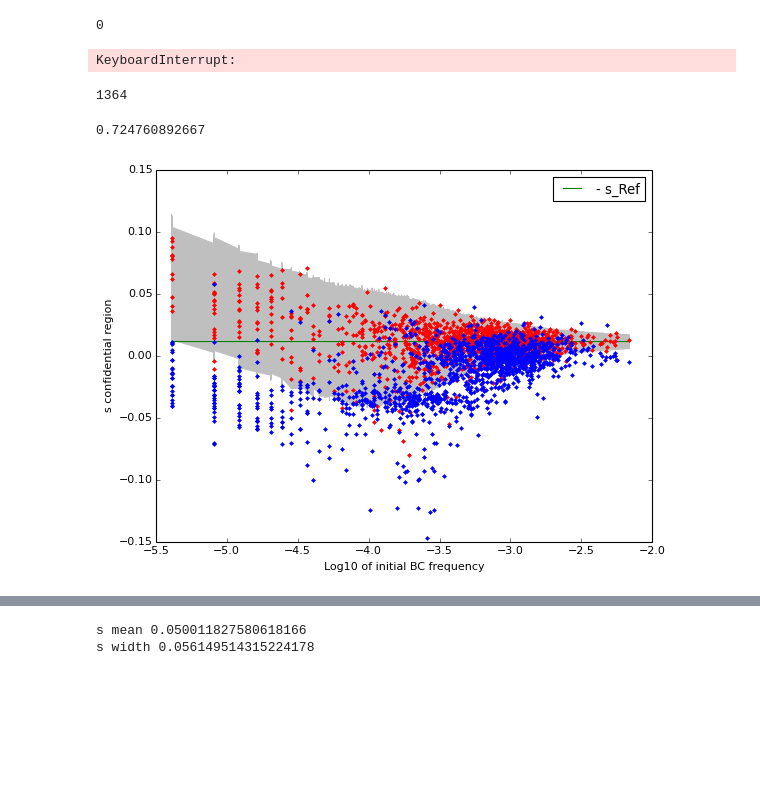
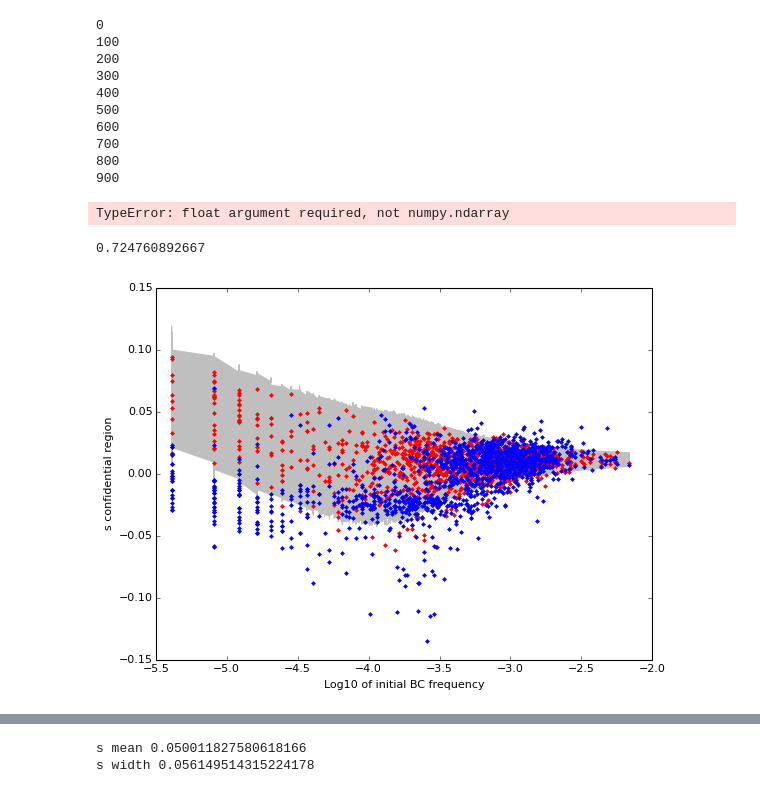
Before and after one commit to HuanyuKuo/TnSeq, a Jupyter notebook: Simulation of dilution fluctuation clean.ipynb, the cells around one changed output, grey strips where cells are left out. Drawn from its saved outputs; the diff is of its cells as text; code cells hidden in the pictures; blank space fills up the shorter version.

```diff
--- a/Simulation of dilution fluctuation clean.ipynb
+++ b/Simulation of dilution fluctuation clean.ipynb
@@ -11,9 +11,10 @@ STRAIN = 'DivAnc'
 MEDIA = 'SC3'
 #MEDIA = 'SC7'
 NEUTRAL = 'HO'
+BNSIZE = 1*(10**5)
 BCID_REF = [325789, 325791]
 # %%
-x = Dilution(REPLICA, STRAIN, MEDIA, BCID_REF, NEUTRAL) # class Dilution
+x = Dilution(REPLICA, STRAIN, MEDIA, BCID_REF, NEUTRAL,BNSIZE) # class Dilution
 x.read_files()
-#x.get_experimental_s()
+x.get_experimental_s()
 x.runs()
@@ -98,19 +232,32 @@ x.plot_ref_strain()
 # %%
+
 exps = []
+exps_std =[]
 do_exp = 1000
 #do_exp = 5000
 
 for run in range(0,do_exp):
-    x = Dilution(REPLICA, STRAIN, MEDIA, BCID_REF, NEUTRAL)
+    x = Dilution(REPLICA, STRAIN, MEDIA, BCID_REF, NEUTRAL,BNSIZE )
     x.read_files()
     #x.get_experimental_s()
     x.runs()
     exps.append(x.s_record)
+    exps_std.append(x.s_record_std)
     if run%100==0:
         print run
 exps = np.resize(exps,(do_exp,x.N_BCID))
-#stitle = './output/' + REPLICA + '_' + STRAIN + '_' + MEDIA + '_exps_runs_'+ repr(do_exp) + '.txt' # output file name
-#np.savetxt(stitle, exps, fmt='%f')
+exps_std = np.resize(exps_std,(do_exp,x.N_BCID))
+stitle = './output/' + REPLICA + '_' + STRAIN + '_' + MEDIA + '_exps_runs_'+ repr(do_exp) + '_1E5.txt' # output file name
+np.savetxt(stitle, (exps,exps_std), fmt='%f')
 # %% [output]
 0
+100
+200
+300
+400
+500
+600
+700
+800
+900
-KeyboardInterrupt:
+TypeError: float argument required, not numpy.ndarray
@@ -136,61 +299,36 @@ for bc in range(0,x.N_BCID):
 #print s_var
-# %%
-x.get_experimental_s()
-#print x.s_inifreq
-# %% [output]
-1364
+# %%
+x = Dilution(REPLICA, STRAIN, MEDIA, BCID_REF, NEUTRAL,BNSIZE)
+x.read_files()
+x.get_experimental_s()
+x.runs()
 # %%
 # plot confidence region
 xx = np.log10(x.pvals)
 yy = np.add(s_ave,2*np.sqrt(s_var)) # up confidence
 yy1 = np.subtract(s_ave,2*np.sqrt(s_var)) # down confidence
 xx2 = []
 xx2.extend(xx[::-1]), xx2.extend(xx)
 yy3 = []
 yy3.extend(yy1[::-1]),yy3.extend(yy)
 fig, ax = plt.subplots(num=None, figsize=(8, 6), dpi=80)
 ax.fill(xx2, yy3, color = '0.75')
 plt.xlabel("Log10 of initial BC frequency")
 plt.ylabel("s confidential region")
-s_ref = -1 * x.S_REF * np.ones((len(x.pvals),1))
-plt.plot(xx,s_ref,'g',label = '- s_Ref')
+#s_ref = -1 * x.S_REF * np.ones((len(x.pvals),1))
+#plt.plot(xx,s_ref,'g',label = '- s_Ref')
 plt.legend()
 # add experimental points # first get the initial freq
 exp_ini_freq = x.s_inifreq
 exp_s = x.s_slope
 exp_s_err = x.s_stderr
-'''
-filename = './source/' + x.replica + '_' + x.strain + '_' + x.media + '_gen' + repr(10*0) + '.txt' # file name
-dat, dat_rows = x.input_dat(filename,3)
-bc_count =[]
-bc_id = []
-for row in range(1,dat_rows):
-    bc_id.append(int(dat[row,0]))
-    tmp = [map(float, t) for t in dat[row,1]]
-    bc_count.append(int(dat[row,1]))
-
-bc_id = np.array(bc_id) # make format as numpy array
-bc_count = np.array(bc_count)  # make format as numpy array
-all_count = sum(bc_count)
-for i in range(0,len(x.s_bcid)):
-    check = False
-    for j in range(0,len(bc_id)):
-        if bc_id[j] == x.s_bcid[i]:
-            exp_ini_freq.append(bc_count[j]/float(all_count))
-            exp_s.append(x.s_dat[i])
-            exp_s_err.append((1-x.s_r2[i])*0.01/2)
-            check = True
-            break
-    if check == False:
-        print x.s_bcid[i]
-'''
 plt.plot(xx,x.s_record,'r.')
 print len(exp_s)/len(x.s_record)
 plt.plot(np.log10(exp_ini_freq),exp_s,'b.')
 #plt.xlim(-4, -2.5)
 #plt.ylim(-0.04, 0.04)
 plt.show()
 #print exp_s
 # %% [output]
 0.724760892667
-[figure, old version]
+[figure, new version]
```
Also changed, not shown: parts of 16 cells of this notebook, 8 other files.
